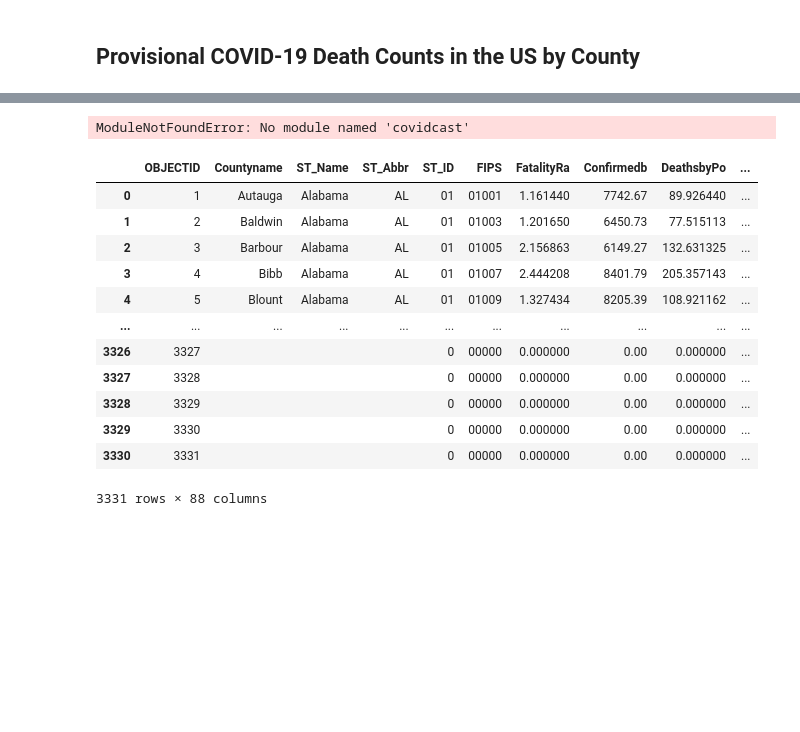
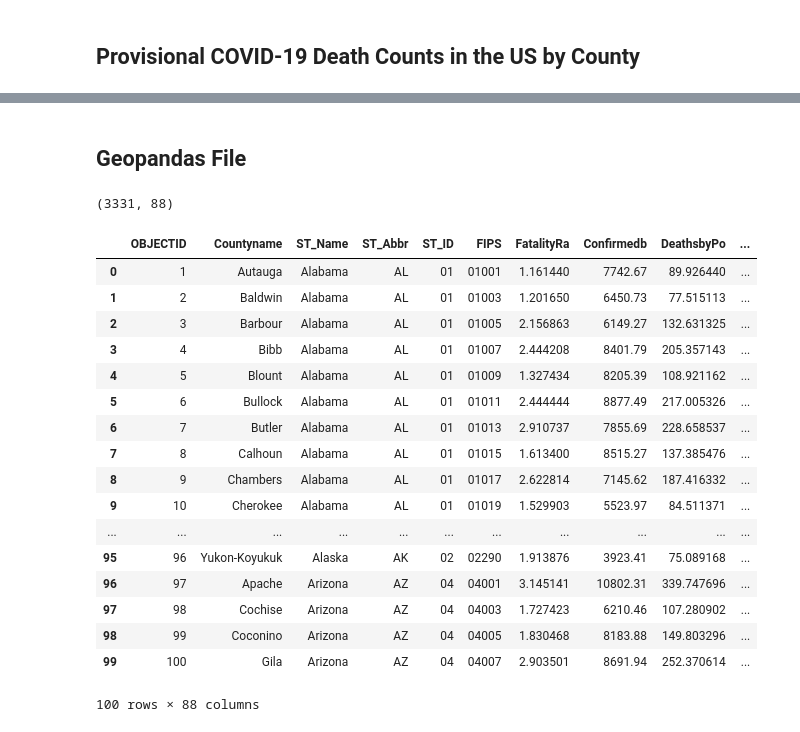
Before and after one commit to datascisteven/The-Masked-Politic, a Jupyter notebook: Phase_3_Project.ipynb, the cells around one changed output, grey strips where cells are left out. Drawn from its saved outputs; the diff is of its cells as text; code cells hidden in the pictures; blank space fills up the shorter version.

```diff
--- a/Phase_3_Project.ipynb
+++ b/Phase_3_Project.ipynb
@@ -432,28 +147,30 @@ Index(['STATE', 'POSTCODE', 'FIPS', 'STEMERG', 'CLSCHOOL', 'CLDAYCR',
-# %%
-import covidcast
-from datetime import date
-data = covidcast.signal("fb-survey", "raw_wcli", date(2020, 9, 8), date(2021, 1, 1), "county")
-# %% [output]
-ModuleNotFoundError: No module named 'covidcast'
+# %% [markdown]
+## Geopandas File
 # %%
 import geopandas as gpd
 data = gpd.read_file('https://opendata.arcgis.com/datasets/4cb598ae041348fb92270f102a6783cb_0.geojson')
 print(data.shape)
-print()
+data.head(100)
 # %% [output]
+(3331, 88)
 |  | OBJECTID | Countyname | ST_Name | ST_Abbr | ST_ID | FIPS | FatalityRa | Confirmedb | DeathsbyPo | ... |
 | 0 | 1 | Autauga | Alabama | AL | 01 | 01001 | 1.161440 | 7742.67 | 89.926440 | ... |
 | 1 | 2 | Baldwin | Alabama | AL | 01 | 01003 | 1.201650 | 6450.73 | 77.515113 | ... |
 | 2 | 3 | Barbour | Alabama | AL | 01 | 01005 | 2.156863 | 6149.27 | 132.631325 | ... |
 | 3 | 4 | Bibb | Alabama | AL | 01 | 01007 | 2.444208 | 8401.79 | 205.357143 | ... |
 | 4 | 5 | Blount | Alabama | AL | 01 | 01009 | 1.327434 | 8205.39 | 108.921162 | ... |
+| 5 | 6 | Bullock | Alabama | AL | 01 | 01011 | 2.444444 | 8877.49 | 217.005326 | ... |
+| 6 | 7 | Butler | Alabama | AL | 01 | 01013 | 2.910737 | 7855.69 | 228.658537 | ... |
+| 7 | 8 | Calhoun | Alabama | AL | 01 | 01015 | 1.613400 | 8515.27 | 137.385476 | ... |
+| 8 | 9 | Chambers | Alabama | AL | 01 | 01017 | 2.622814 | 7145.62 | 187.416332 | ... |
+| 9 | 10 | Cherokee | Alabama | AL | 01 | 01019 | 1.529903 | 5523.97 | 84.511371 | ... |
 | ... | ... | ... | ... | ... | ... | ... | ... | ... | ... | ... |
-| 3326 | 3327 |  |  |  | 0 | 00000 | 0.000000 | 0.00 | 0.000000 | ... |
-| 3327 | 3328 |  |  |  | 0 | 00000 | 0.000000 | 0.00 | 0.000000 | ... |
-| 3328 | 3329 |  |  |  | 0 | 00000 | 0.000000 | 0.00 | 0.000000 | ... |
-| 3329 | 3330 |  |  |  | 0 | 00000 | 0.000000 | 0.00 | 0.000000 | ... |
-| 3330 | 3331 |  |  |  | 0 | 00000 | 0.000000 | 0.00 | 0.000000 | ... |
+| 95 | 96 | Yukon-Koyukuk | Alaska | AK | 02 | 02290 | 1.913876 | 3923.41 | 75.089168 | ... |
+| 96 | 97 | Apache | Arizona | AZ | 04 | 04001 | 3.145141 | 10802.31 | 339.747696 | ... |
+| 97 | 98 | Cochise | Arizona | AZ | 04 | 04003 | 1.727423 | 6210.46 | 107.280902 | ... |
+| 98 | 99 | Coconino | Arizona | AZ | 04 | 04005 | 1.830468 | 8183.88 | 149.803296 | ... |
+| 99 | 100 | Gila | Arizona | AZ | 04 | 04007 | 2.903501 | 8691.94 | 252.370614 | ... |
-3331 rows × 88 columns
+100 rows × 88 columns
 # %%
 data.columns
 # %% [output]
```
Also changed, not shown: parts of 27 cells of this notebook, 7 other files.
